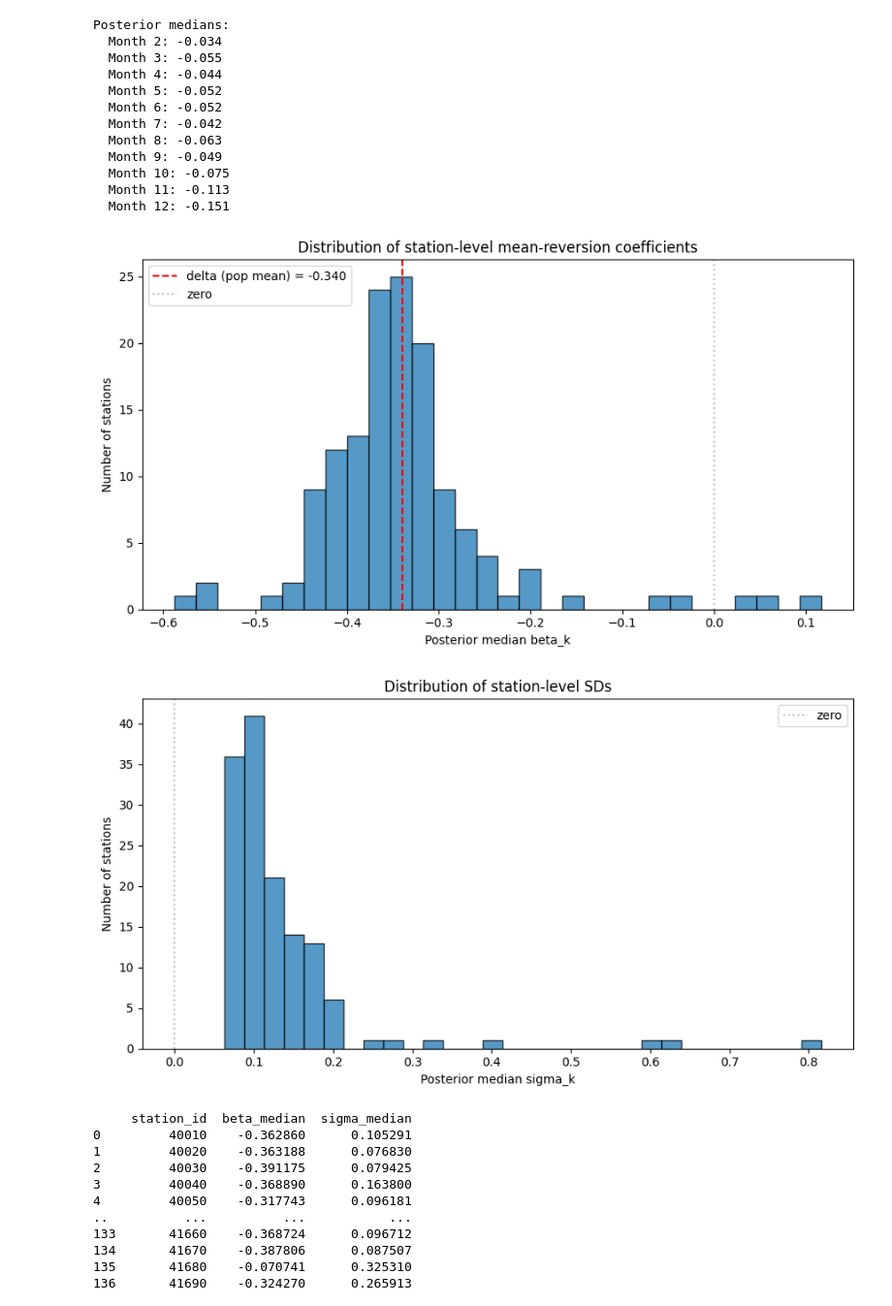
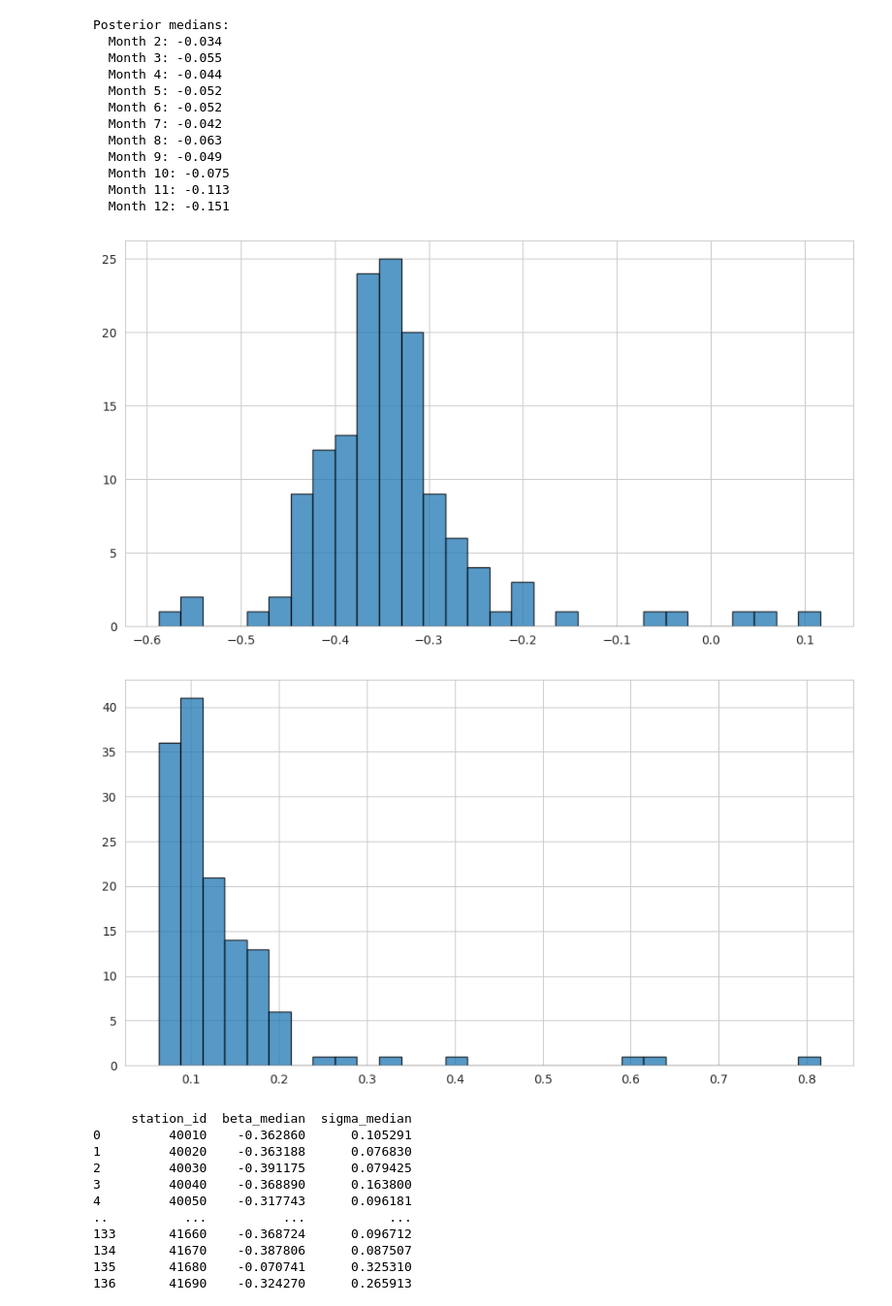
Before and after one commit to hatalan/sta720-project, a Jupyter notebook: notebooks/ar/ar.ipynb, the cells around one changed output. Shown at 97% size. Saved outputs shown, nothing was run; the diff lists cells and outputs as text; code cells hidden in the pictures.

```diff
--- a/notebooks/ar/ar.ipynb
+++ b/notebooks/ar/ar.ipynb
@@ -613,44 +586,27 @@ Posterior medians:
   Month 11: -0.113
   Month 12: -0.151
 # %%
-beta = draws['beta']                    # shape: (n_draws, K)
-beta_median = np.median(beta, axis=0)   # shape: (K,)
+beta = draws['beta']
+beta_median = np.median(beta, axis=0)
 
 fig, ax = plt.subplots(figsize=(9, 5))
 ax.hist(beta_median, bins=30, edgecolor='black', alpha=0.75)
 
-# Reference lines for the population mean and zero
-delta_median = np.median(draws['delta'])
-ax.axvline(delta_median, color='red', linestyle='--', label=f'delta (pop mean) = {delta_median:.3f}')
-ax.axvline(0, color='gray', linestyle=':', alpha=0.5, label='zero')
-
-ax.set_xlabel('Posterior median beta_k')
-ax.set_ylabel('Number of stations')
-ax.set_title('Distribution of station-level mean-reversion coefficients')
-ax.legend()
 plt.tight_layout()
 plt.show()
 # %% [output]
-[figure, old version]
+[figure, new version]
 # %%
-sigma = draws['sigma']                    # shape: (n_draws, K)
-sigma_median = np.median(sigma, axis=0)   # shape: (K,)
+sigma = draws['sigma']
+sigma_median = np.median(sigma, axis=0)
 
 fig, ax = plt.subplots(figsize=(9, 5))
 ax.hist(sigma_median, bins=30, edgecolor='black', alpha=0.75)
 
-# Reference lines for the population mean and zero
-delta_median = np.median(draws['delta'])
-ax.axvline(0, color='gray', linestyle=':', alpha=0.5, label='zero')
-
-ax.set_xlabel('Posterior median sigma_k')
-ax.set_ylabel('Number of stations')
-ax.set_title('Distribution of station-level SDs')
-ax.legend()
 plt.tight_layout()
 plt.show()
 # %% [output]
-[figure, old version]
+[figure, new version]
 # %%
 station_df = pd.concat([station_id, pd.Series(beta_median, name='beta_median'), pd.Series(sigma_median, name='sigma_median')], axis=1)
 print(station_df)
```
Also changed, not shown: parts of 35 cells of this notebook.
